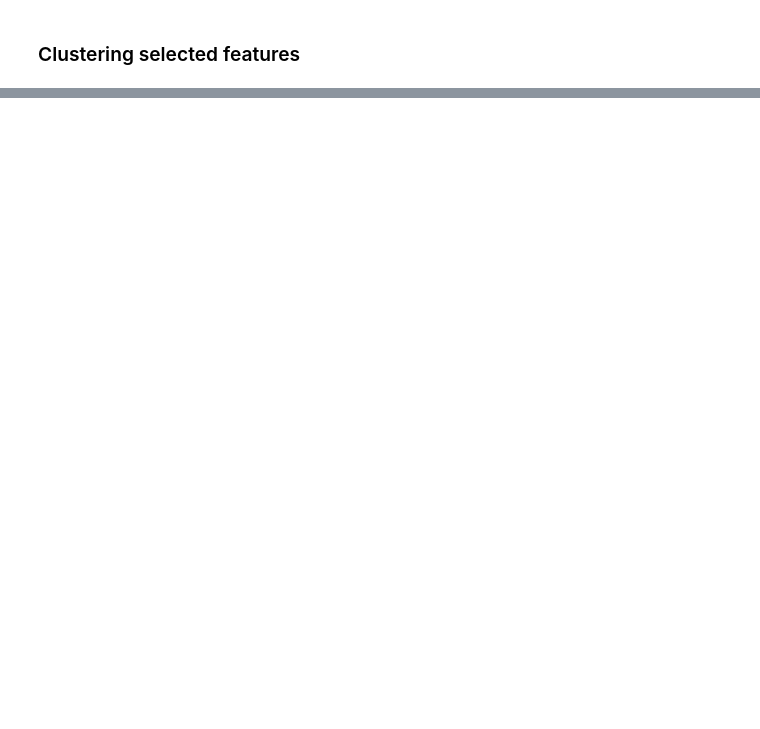
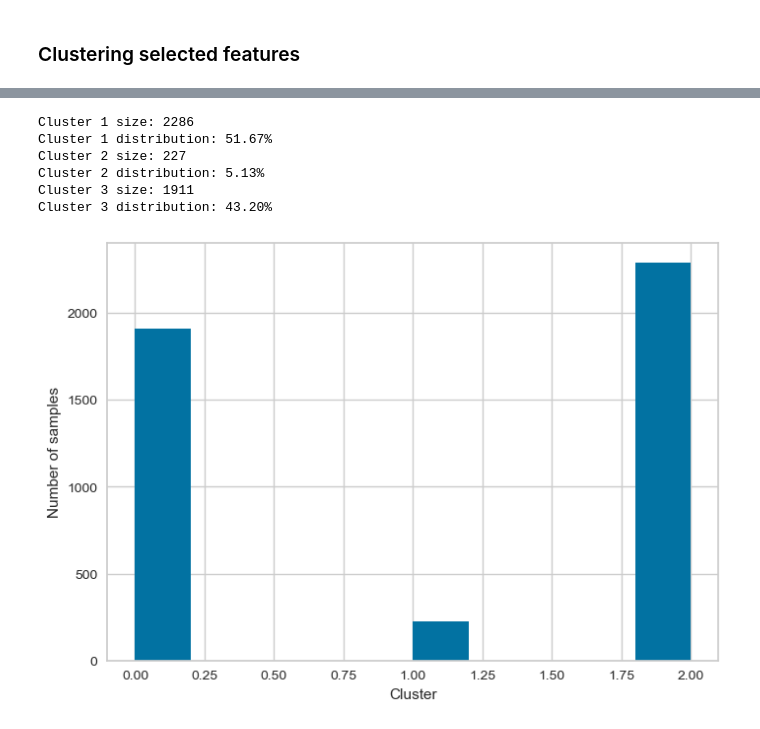
Before and after one commit to marijakljestan/predict-dropout-or-academic-success, a Jupyter notebook: siap.ipynb, the cells around one changed output, grey strips where cells are left out. Saved outputs shown, nothing was run; the diff lists cells and outputs as text; code cells hidden in the pictures; blank space fills up the shorter version.

```diff
--- a/siap.ipynb
+++ b/siap.ipynb
@@ -188,0 +202,32 @@ cluster_labels = kmeans.fit_predict(X)
+# %%
+chosen_k = 3
+X = df[selected_features]
+
+kmeans = KMeans(n_clusters=chosen_k, random_state=0).fit(X)
+
+labels = kmeans.labels_
+centroids = kmeans.cluster_centers_
+
+# Print the size and distribution of each cluster
+for i in range(3):
+    cluster_size = sum(cluster_labels == i)
+    print(f"Cluster {i+1} size: {cluster_size}")
+    print(f"Cluster {i+1} distribution: {cluster_size / len(cluster_labels) * 100:.2f}%")
+# %% [output]
+Cluster 1 size: 2286
+Cluster 1 distribution: 51.67%
+Cluster 2 size: 227
+Cluster 2 distribution: 5.13%
+Cluster 3 size: 1911
+Cluster 3 distribution: 43.20%
+# %%
+# add cluster labels to the original dataset
+X_clustered = pd.concat([pd.DataFrame(X), pd.Series(kmeans.labels_, name='cluster')], axis=1)
+
+# plot histogram of cluster sizes
+plt.hist(X_clustered['cluster'])
+plt.xlabel('Cluster')
+plt.ylabel('Number of samples')
+plt.show()
+# %% [output]
+[figure, added]
```
Also changed, not shown: parts of 10 cells of this notebook.
